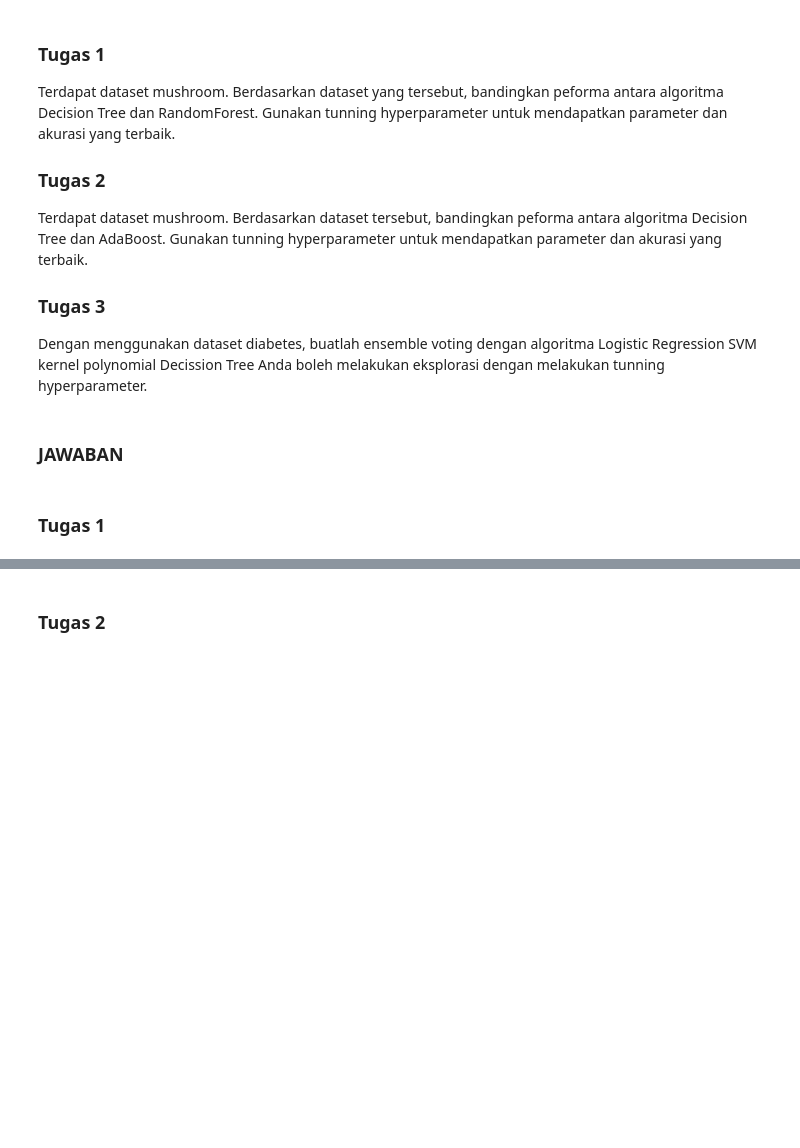
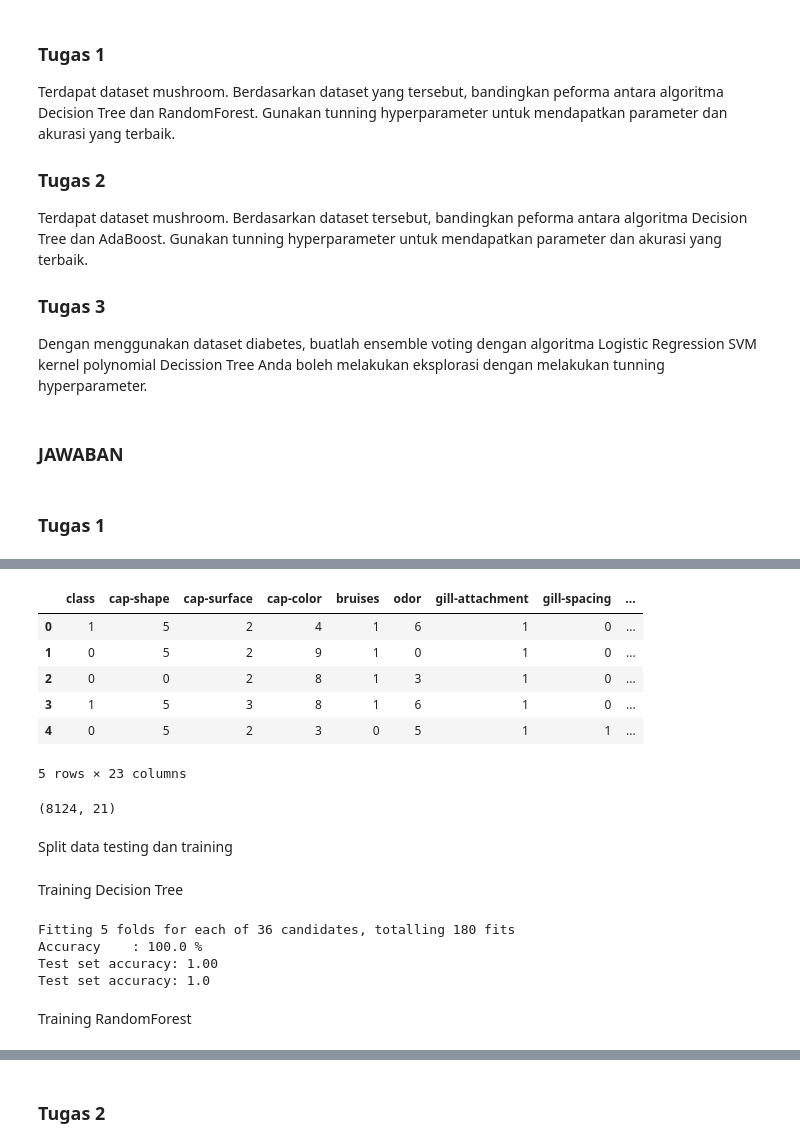
Before and after one commit to lukasvalentino971/2141720032-MachineLearning-2023, a Jupyter notebook: week-06/TugasPraktikum-06.ipynb, the cells around one changed output, grey strips where cells are left out. Drawn from its saved outputs; the diff is of its cells as text; code cells hidden in the pictures; blank space fills up the shorter version.

```diff
--- a/week-06/TugasPraktikum-06.ipynb
+++ b/week-06/TugasPraktikum-06.ipynb
@@ -113,0 +62,30 @@ Parameter terbaik Random Forest: {'criterion': 'gini', 'max_depth': None, 'min_s
+# %%
+label_encoder = LabelEncoder()
+
+# Loop melalui semua kolom dalam DataFrame
+for column in df.columns:
+    # Periksa apakah tipe data kolom adalah objek (data kategorikal)
+    if df[column].dtype == 'object':
+        df[column] = label_encoder.fit_transform(df[column])
+# %%
+# cek data yang sudah diencode
+df.head()
+# %% [output]
+|  | class | cap-shape | cap-surface | cap-color | bruises | odor | gill-attachment | gill-spacing | ... |
+| 0 | 1 | 5 | 2 | 4 | 1 | 6 | 1 | 0 | ... |
+| 1 | 0 | 5 | 2 | 9 | 1 | 0 | 1 | 0 | ... |
+| 2 | 0 | 0 | 2 | 8 | 1 | 3 | 1 | 0 | ... |
+| 3 | 1 | 5 | 3 | 8 | 1 | 6 | 1 | 0 | ... |
+| 4 | 0 | 5 | 2 | 3 | 0 | 5 | 1 | 1 | ... |
+5 rows × 23 columns
+# %%
+# seleksi fitur
+X = df.iloc[:,2:]
+y = df['class']
+
+# Cek jumlah fitur dan instance
+X.shape
+# %% [output]
+(8124, 21)
+# %% [markdown]
+Split data testing dan training
@@ -113,0 +96,34 @@ Parameter terbaik Random Forest: {'criterion': 'gini', 'max_depth': None, 'min_s
+# %% [markdown]
+Training Decision Tree
+# %%
+from sklearn.model_selection import GridSearchCV
+
+dt = DecisionTreeClassifier()
+
+params = {'max_depth': [None, 10, 20, 30],
+          'min_samples_split': [2, 5, 10],
+          'min_samples_leaf': [1, 2, 4]}
+
+GS = GridSearchCV(estimator=dt,param_grid=params,cv=5,n_jobs=-1, verbose=True, scoring='accuracy')
+
+# training/fit
+GS.fit(X_train, y_train)
+
+# mengambil model Decision Tree terbaik yang telah dihasilkan oleh proses Grid Search.
+best_dtree = GS.best_estimator_
+
+# Memprediksi label set test
+y_pred_dt = best_dtree.predict(X_test)
+
+#  menghitung set accuracy
+acc_dt = accuracy_score(y_test, y_pred_dt)
+print("Accuracy    : {} %".format(round((acc_dt*100),2)))
+print("Test set accuracy: {:.2f}".format(acc_dt))
+print(f"Test set accuracy: {acc_dt}")
+# %% [output]
+Fitting 5 folds for each of 36 candidates, totalling 180 fits
+Accuracy    : 100.0 %
+Test set accuracy: 1.00
+Test set accuracy: 1.0
+# %% [markdown]
+Training RandomForest
```
Also changed, not shown: parts of 37 cells of this notebook, 1 other file.
